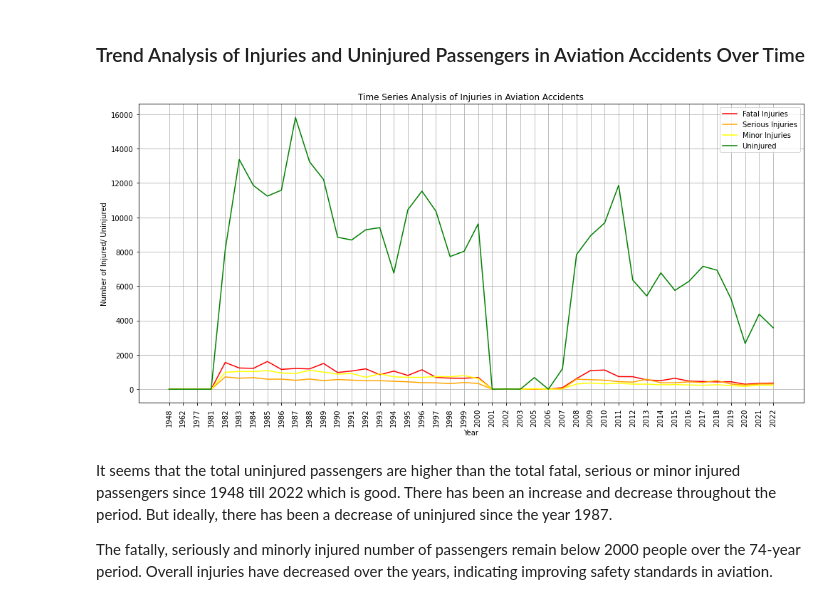
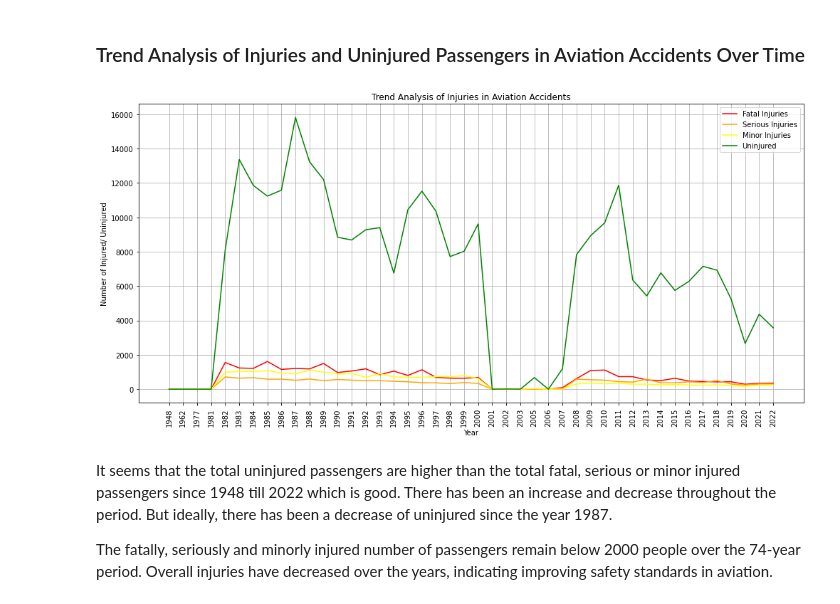
Before and after one commit to tracy-gwehona/Aviation-Risk-Analysis, a Jupyter notebook: student.ipynb, the cells around one changed output. Saved outputs shown, nothing was run; the diff lists cells and outputs as text; code cells hidden in the pictures.

Commit message:
Edit data analysis

```diff
--- a/student.ipynb
+++ b/student.ipynb
@@ -270,31 +270,31 @@ aviation_data
 # %%
 # Group by year
 year_grouped = aviation_data.groupby('year').agg({
     'total_fatal_injuries': 'sum',
     'total_serious_injuries': 'sum',
     'total_minor_injuries': 'sum',
     'total_uninjured': 'sum'
 }).reset_index()
 
 # Plot
 plt.figure(figsize=(14, 7))
 
 plt.plot(year_grouped['year'], year_grouped['total_fatal_injuries'], label='Fatal Injuries', color='red')
 plt.plot(year_grouped['year'], year_grouped['total_serious_injuries'], label='Serious Injuries', color='orange')
 plt.plot(year_grouped['year'], year_grouped['total_minor_injuries'], label='Minor Injuries', color='yellow')
 plt.plot(year_grouped['year'], year_grouped['total_uninjured'], label='Uninjured', color='green')
 
 # Adding labels and title
-plt.title('Time Series Analysis of Injuries in Aviation Accidents')
+plt.title('Trend Analysis of Injuries in Aviation Accidents')
 plt.xlabel('Year')
 plt.ylabel('Number of Injured/ Uninjured')
 plt.legend()
 plt.xticks(rotation=90)
 
 plt.tight_layout()
 plt.grid()
 # %% [output]
-[figure, old version]
+[figure, new version]
 # %% [markdown]
 It seems that the total uninjured passengers are higher than the total fatal, serious or minor injured passengers since 1948 till 2022 which is good. There has been an increase and decrease throughout the period.
 But ideally, there has been a decrease of uninjured since the year 1987.
```
